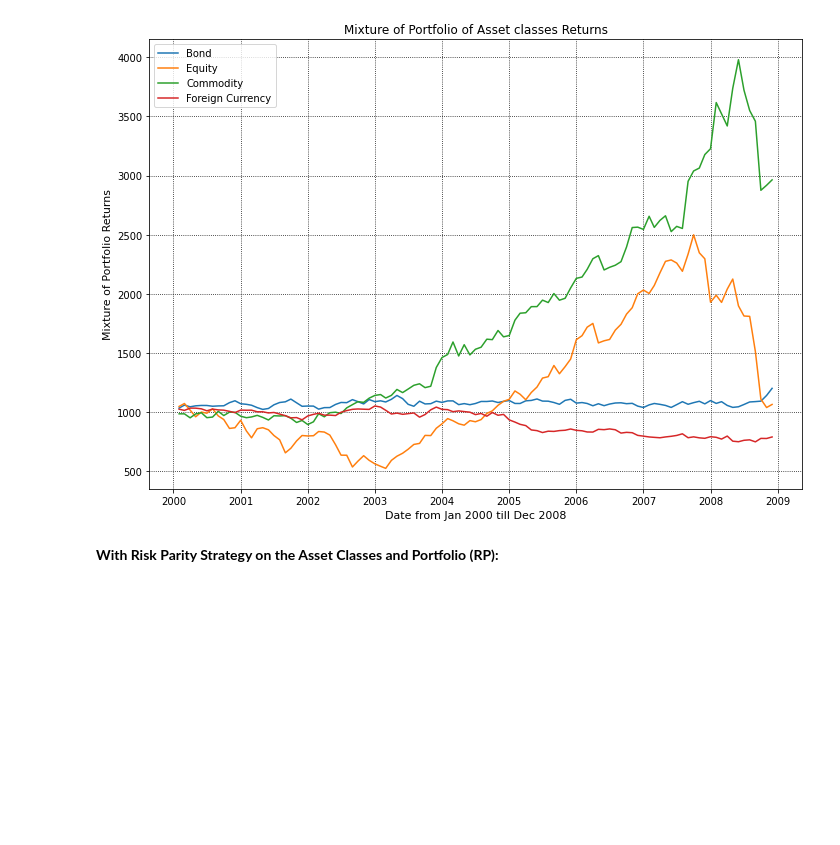
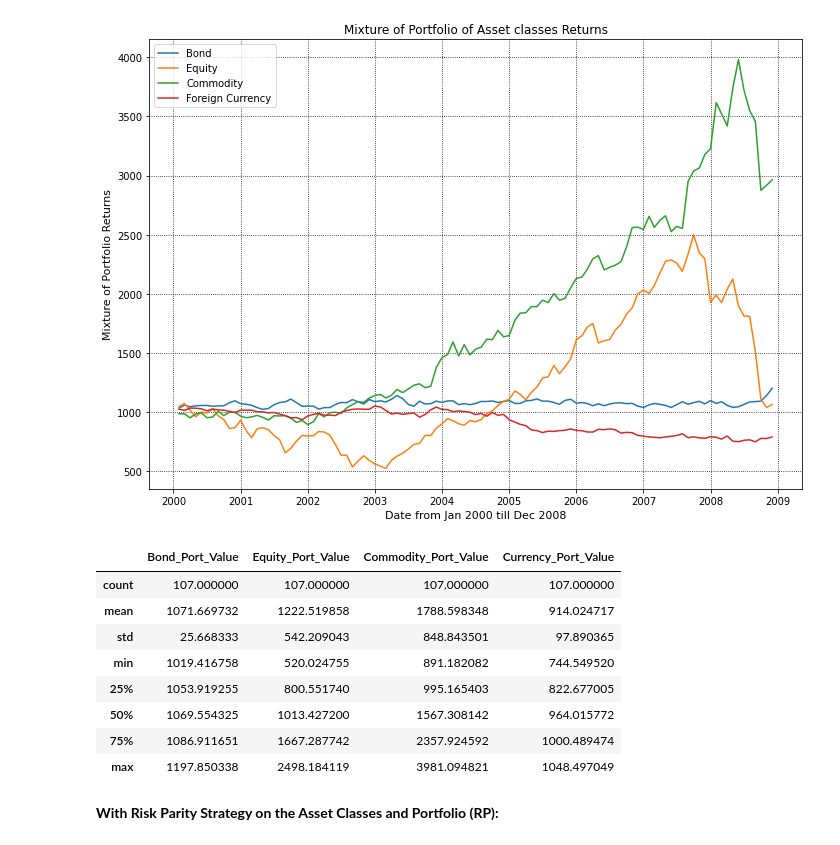
Before and after one commit to sherif603/Parity-Risk-Strategies, a Jupyter notebook: 2021_03_19_RP_2000_2008.ipynb, the cells around one changed output. Saved outputs shown, nothing was run; the diff lists cells and outputs as text; code cells hidden in the pictures; blank space fills up the shorter version.

```diff
--- a/2021_03_19_RP_2000_2008.ipynb
+++ b/2021_03_19_RP_2000_2008.ipynb
@@ -2020,6 +2020,20 @@ plt.grid(True, color='k', linestyle=':')
 plt.legend(loc=2);
 # %% [output]
 [figure]
+# %%
+# Use pandas.DataFrame.describe() method to generate descriptive statistics,such as count, arithmetic mean, standard deviation
+# minimum value, maximum value, and percentile
+mix_port_2000_2008.describe()
+# %% [output]
+|  | Bond_Port_Value | Equity_Port_Value | Commodity_Port_Value | Currency_Port_Value |
+| count | 107.000000 | 107.000000 | 107.000000 | 107.000000 |
+| mean | 1071.669732 | 1222.519858 | 1788.598348 | 914.024717 |
+| std | 25.668333 | 542.209043 | 848.843501 | 97.890365 |
+| min | 1019.416758 | 520.024755 | 891.182082 | 744.549520 |
+| 25% | 1053.919255 | 800.551740 | 995.165403 | 822.677005 |
+| 50% | 1069.554325 | 1013.427200 | 1567.308142 | 964.015772 |
+| 75% | 1086.911651 | 1667.287742 | 2357.924592 | 1000.489474 |
+| max | 1197.850338 | 2498.184119 | 3981.094821 | 1048.497049 |
 # %% [markdown]
 **With Risk Parity Strategy on the Asset Classes and Portfolio (RP):**
 # %%
```
Also changed, not shown: parts of 14 cells of this notebook.
